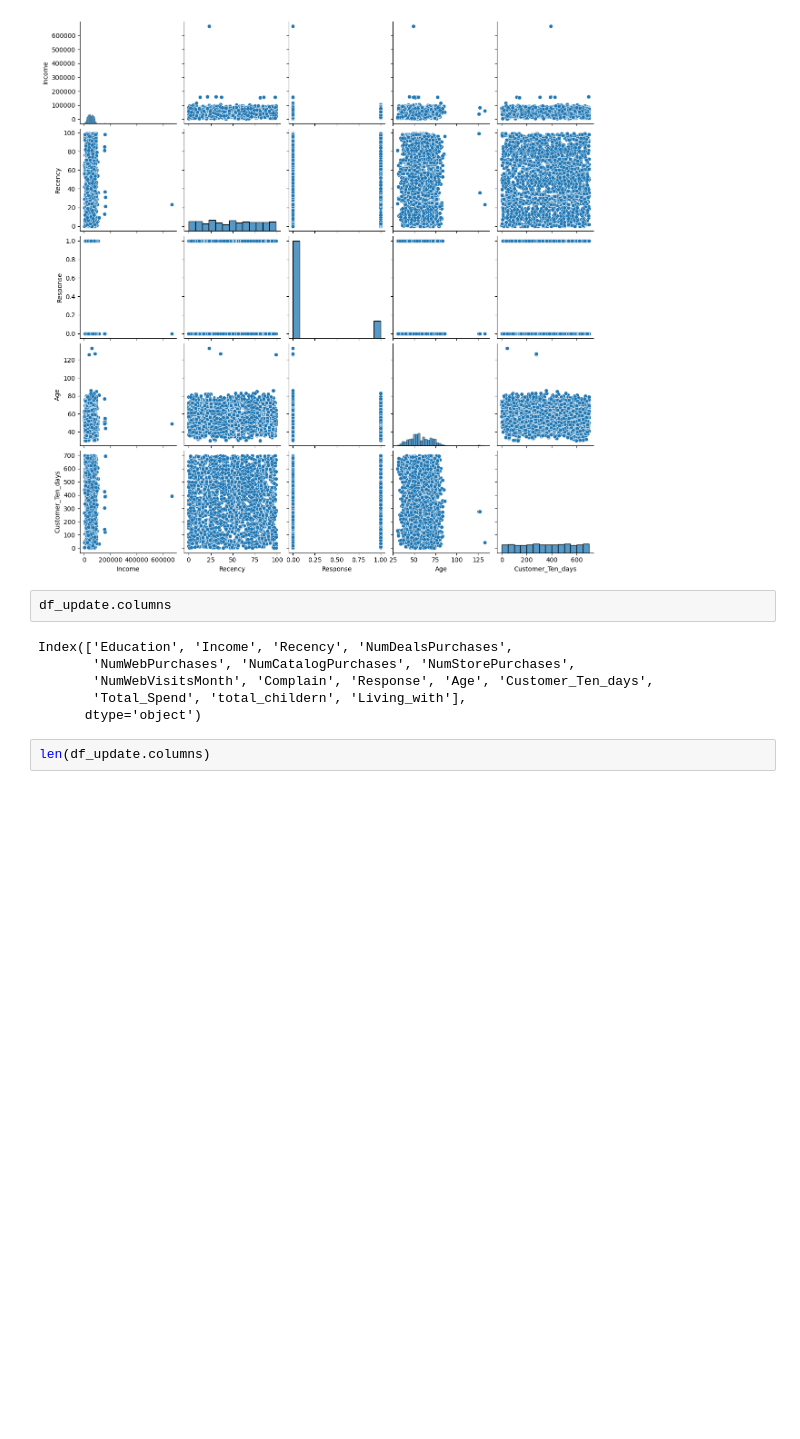
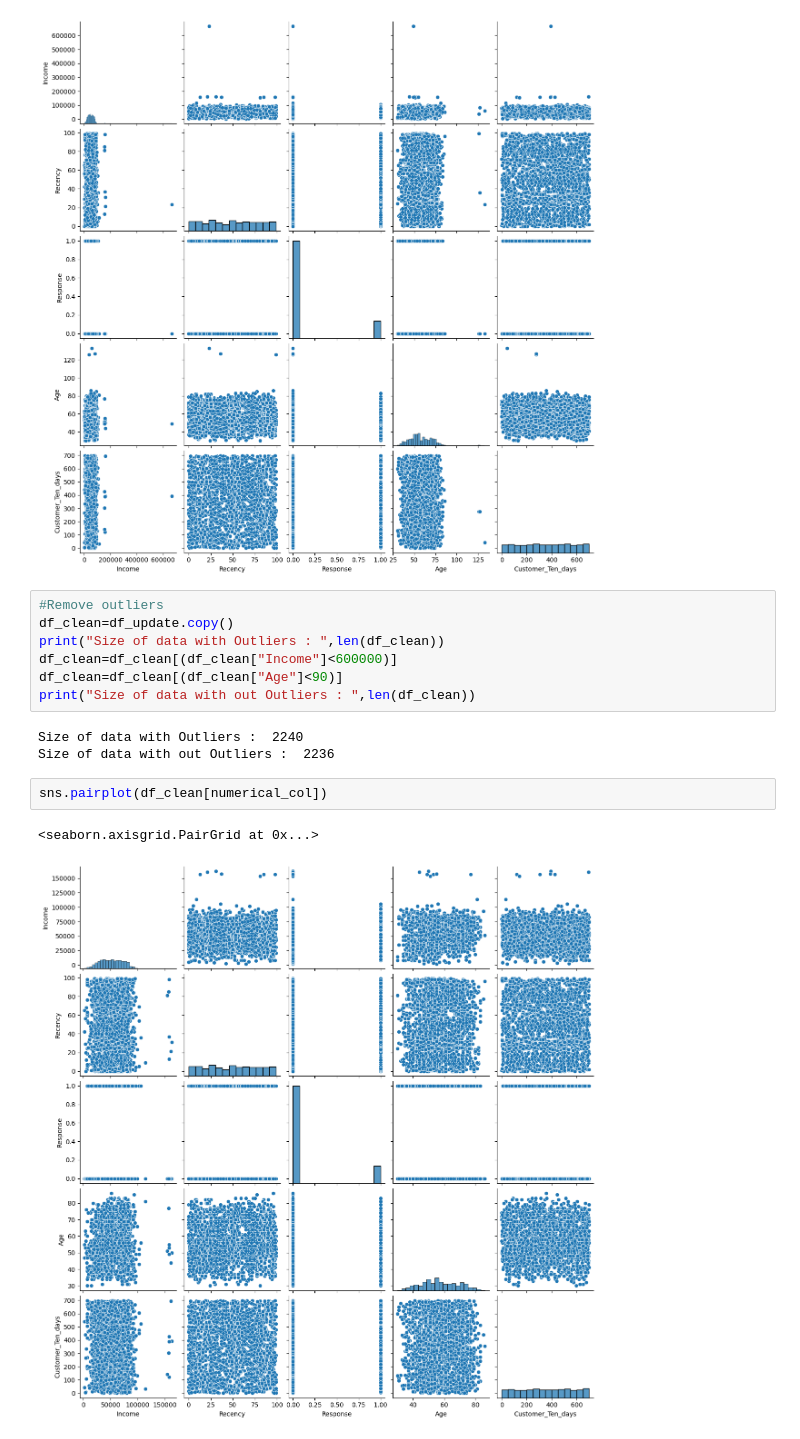
Before and after one commit to Ishu335/Smart-Cart-Clustering-System, a Jupyter notebook: smart_cart.ipynb, the cells around one changed output. Cells and saved outputs as stored; diff of their text form; blank space fills up the shorter version.

Commit message:
Outliers are remove from dataset

```diff
--- a/smart_cart.ipynb
+++ b/smart_cart.ipynb
@@ -150,13 +153,18 @@ sns.pairplot(df_update[numerical_col]) # this a best plot for outliers detection
 # %% [output]
 <seaborn.axisgrid.PairGrid at 0x...>
 [figure]
-# %%
-df_update.columns
-# %% [output]
-Index(['Education', 'Income', 'Recency', 'NumDealsPurchases',
-       'NumWebPurchases', 'NumCatalogPurchases', 'NumStorePurchases',
-       'NumWebVisitsMonth', 'Complain', 'Response', 'Age', 'Customer_Ten_days',
-       'Total_Spend', 'total_childern', 'Living_with'],
-      dtype='object')
-# %%
-len(df_update.columns)
+# %%
+#Remove outliers
+df_clean=df_update.copy()
+print("Size of data with Outliers : ",len(df_clean))
+df_clean=df_clean[(df_clean["Income"]<600000)]
+df_clean=df_clean[(df_clean["Age"]<90)]
+print("Size of data with out Outliers : ",len(df_clean))
+# %% [output]
+Size of data with Outliers :  2240
+Size of data with out Outliers :  2236
+# %%
+sns.pairplot(df_clean[numerical_col])
+# %% [output]
+<seaborn.axisgrid.PairGrid at 0x...>
+[figure, added]
```
Also changed, not shown: parts of 6 cells of this notebook.
